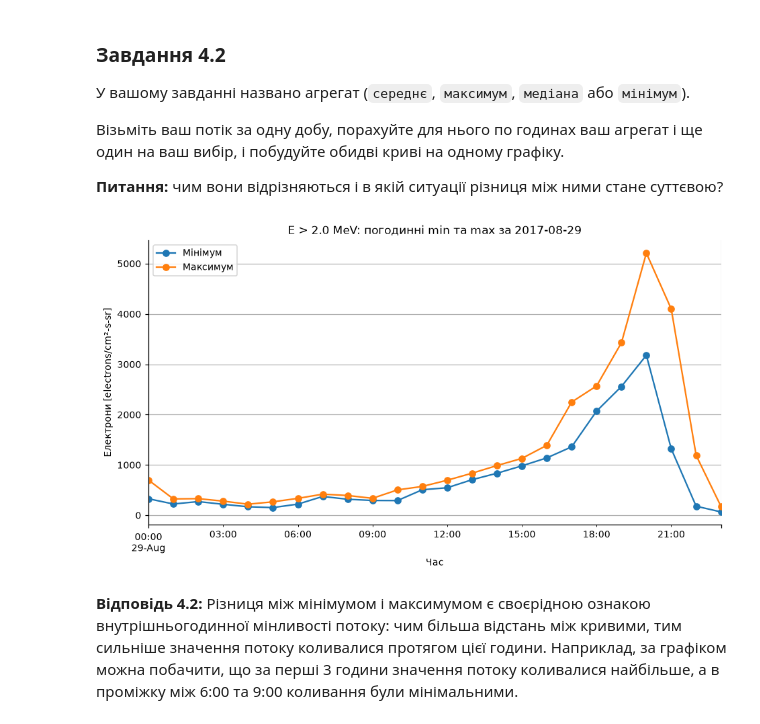
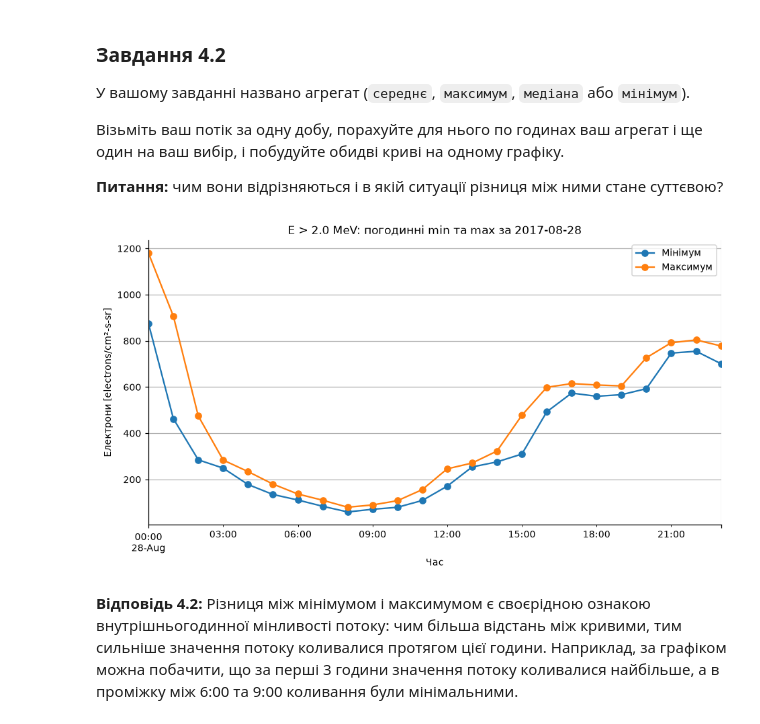
Before and after one commit to StInvestigator/IAnDV_labs, a Jupyter notebook: ЛР1_завдання_студенту.ipynb, the cells around one changed output. Saved outputs shown, nothing was run; the diff lists cells and outputs as text; code cells hidden in the pictures.

```diff
--- a/ЛР1_завдання_студенту.ipynb
+++ b/ЛР1_завдання_студенту.ipynb
@@ -713,30 +713,30 @@ print(A_hourly.shape)
 
 **Питання:** чим вони відрізняються і в якій ситуації різниця між ними стане суттєвою?
 # %%
-day = A["ts"].dt.date.iloc[400]
+day = A["ts"].dt.date.iloc[0]
 
 A_day = A[A["ts"].dt.date == day].copy()
 
 E2_hourly = (
     A_day.set_index("ts")["E>2"]
     .resample("1h")
     .agg(["min", "max"])
 )
 
 E2_hourly.plot(
     y=["min", "max"],
     figsize=(10, 5),
     marker="o"
 )
 
 plt.title(f"E > 2.0 MeV: погодинні min та max за {day}")
 plt.xlabel("Час")
 plt.ylabel("Електрони [electrons/cm²-s-sr]")
 plt.legend(["Мінімум", "Максимум"])
 plt.grid(True)
 plt.show()
 # %% [output]
-[figure, old version]
+[figure, new version]
 # %% [markdown]
 **Відповідь 4.2:** Різниця між мінімумом і максимумом є своєрідною ознакою внутрішньогодинної мінливості потоку: чим більша відстань між кривими, тим сильніше значення потоку коливалися протягом цієї години.
 Наприклад, за графіком можна побачити, що за перші 3 години значення потоку коливалися найбільше, а в проміжку між 6:00 та 9:00 коливання були мінімальними.
```
